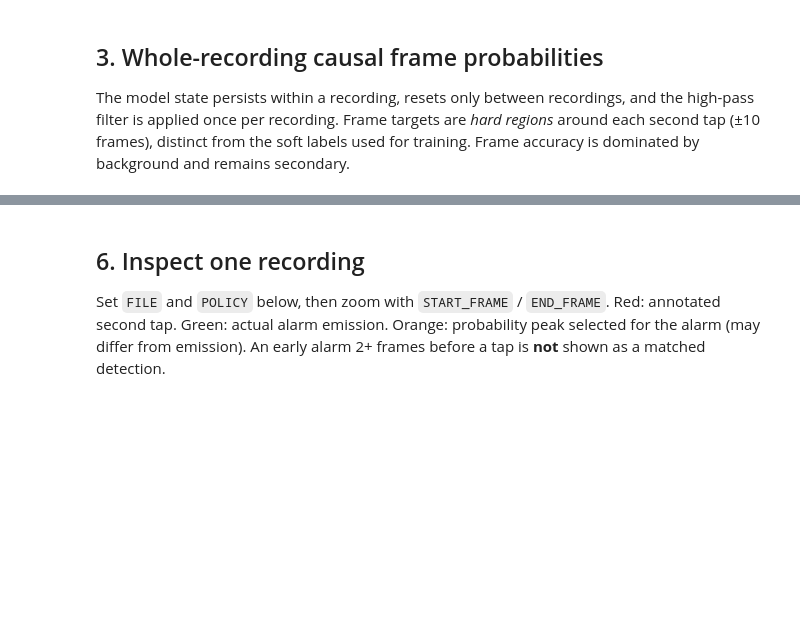
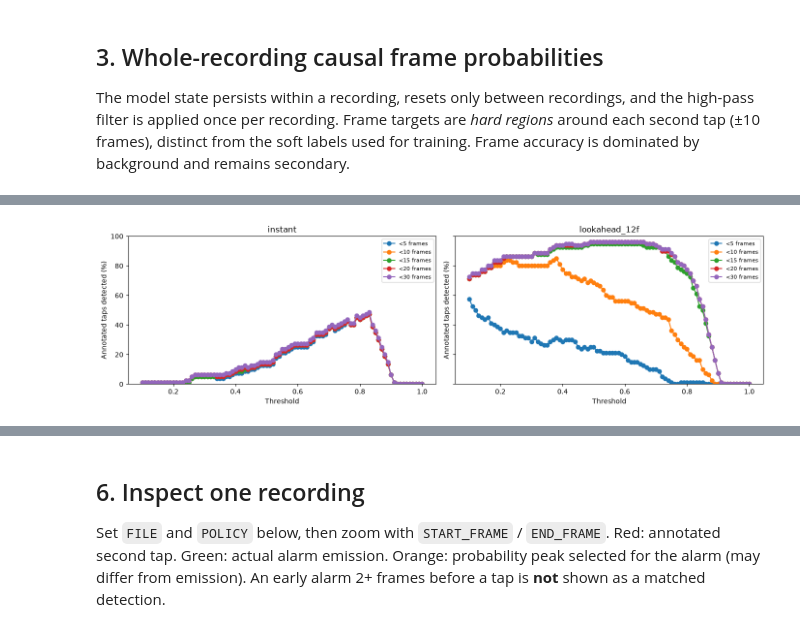
Before and after one commit to APROHACK124/TapRecognition, a Jupyter notebook: main_notebooks/baseline_evaluation.ipynb, the cells around one changed output, grey strips where cells are left out. Cells and saved outputs as stored; diff of their text form; code cells hidden in the pictures; blank space fills up the shorter version.

```diff
--- a/main_notebooks/baseline_evaluation.ipynb
+++ b/main_notebooks/baseline_evaluation.ipynb
@@ -361 +620,16 @@ plt.show()
+# %%
+from matplotlib.ticker import MaxNLocator
+fig, axes = plt.subplots(1, 2, figsize=(14, 4), sharey=True)
+for ax, policy in zip(axes, POLICIES):
+    subset = latency_summary[latency_summary.policy == policy]
+    for deadline in DEADLINES:
+        ax.plot(subset.threshold, 100 * subset[f'recall_lt_{deadline}f'], 'o-', label=f'<{deadline} frames')
+    ax.set(title=policy, xlabel='Threshold', ylabel='Annotated taps detected (%)',
+           ylim=(0, 100))
+    ax.xaxis.set_major_locator(MaxNLocator(nbins=6))
+    ax.legend(fontsize=8)
+plt.tight_layout()
+plt.show()
+# %% [output]
+[figure, added]
 # %%
```
Also changed, not shown: parts of 58 cells of this notebook, 10 other files.
